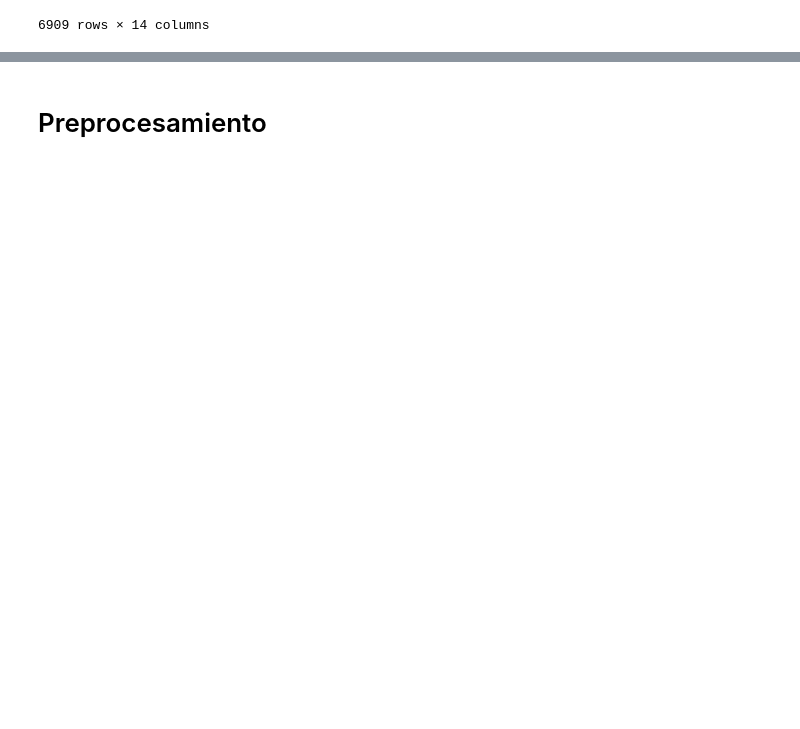
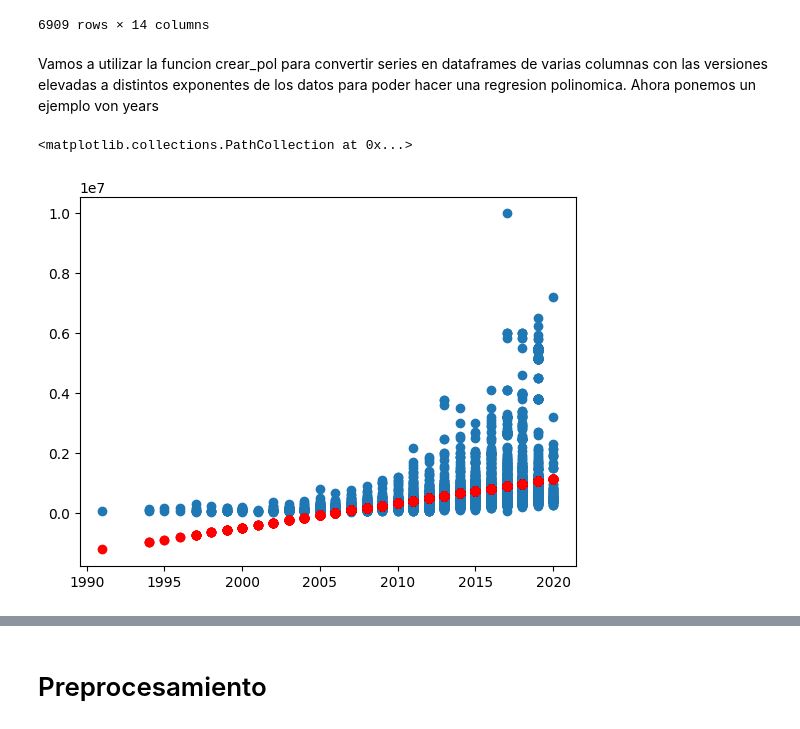
Before and after one commit to Chepados/regresion_coches, a Jupyter notebook: practica_regresion.ipynb, the cells around one changed output, grey strips where cells are left out. Saved outputs shown, nothing was run; the diff lists cells and outputs as text; code cells hidden in the pictures; blank space fills up the shorter version.

```diff
--- a/practica_regresion.ipynb
+++ b/practica_regresion.ipynb
@@ -67,3 +67,23 @@ train_df
 | 6907 | 6908 | Maruti Baleno Alpha 1.2 | 2017 | 580000 | 20000 | Petrol | Individual | Manual | First Owner | ... |
 | 6908 | 6909 | Force One SX ABS 7 Seating | 2018 | 1050000 | 13000 | Diesel | Individual | Manual | First Owner | ... |
 6909 rows × 14 columns
+# %% [markdown]
+Vamos a utilizar la funcion crear_pol para convertir series en dataframes de varias columnas con las versiones elevadas a distintos exponentes de los datos para poder hacer una regresion polinomica. Ahora ponemos un ejemplo von years
+# %%
+df_ejemplo = train_df.loc[:,["selling_price", "year"]]
+
+
+from sklearn.linear_model import LinearRegression
+reg = LinearRegression()
+
+X = df_ejemplo["year"].values.reshape(-1,1)
+y = df_ejemplo["selling_price"]
+
+reg.fit(X, y)
+y_pred = reg.predict(X)
+
+plt.scatter(X, y)
+plt.scatter(X, y_pred, color = "red")
+# %% [output]
+<matplotlib.collections.PathCollection at 0x...>
+[figure, added]
```
Also changed, not shown: parts of 30 cells of this notebook, 1 other file.
